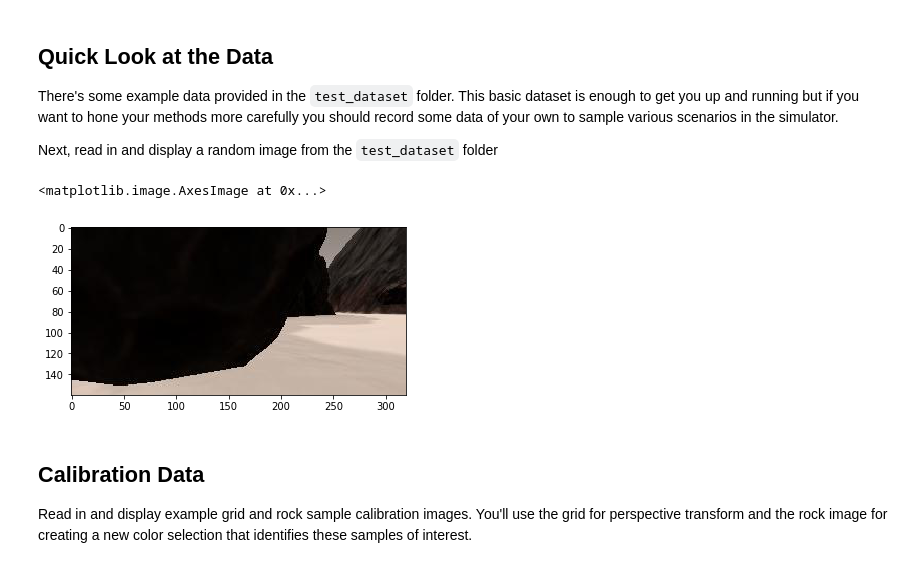
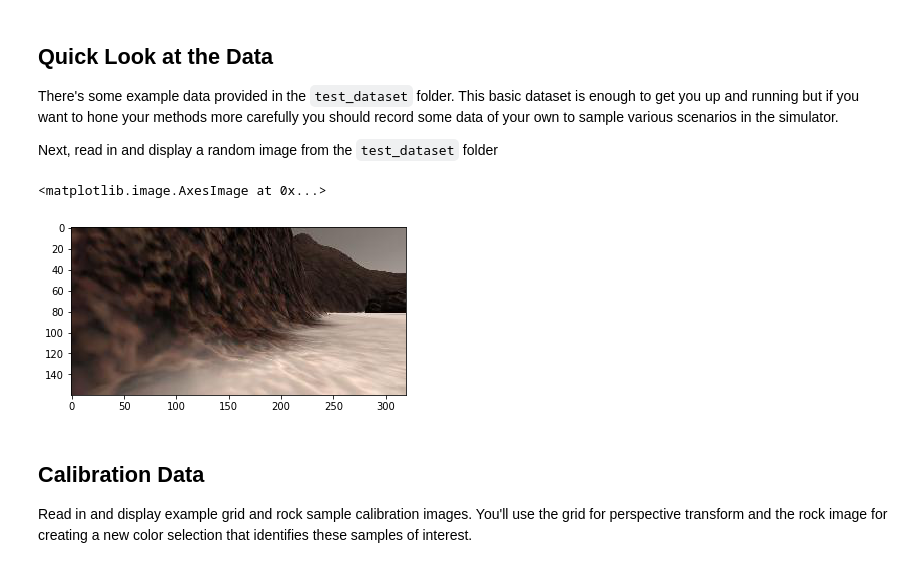
Before and after one commit to kimduckhwan/RoboND-Rover-Project, a Jupyter notebook: code/Rover_Project_Test_Notebook.ipynb, the cells around one changed output. Drawn from its saved outputs; the diff is of its cells as text; code cells hidden in the pictures.

Commit message:
Turn off DEBUG MODE & final submission

```diff
--- a/code/Rover_Project_Test_Notebook.ipynb
+++ b/code/Rover_Project_Test_Notebook.ipynb
@@ -30,7 +30,7 @@ import glob  # For reading in a list of images from a folder
 import imageio
 imageio.plugins.ffmpeg.download()
 
-
-import sys
-print(sys.version)
-print("AAA")
+DEBUG_DKIM = 0
+if (DEBUG_DKIM == 1):
+    import sys
+    print(sys.version)
@@ -45,15 +42,17 @@ Next, read in and display a random image from the `test_dataset` folder
 # %%
 path = '../test_dataset/IMG/*'
 img_list = glob.glob(path)
 # Grab a random image and display it
 idx = np.random.randint(0, len(img_list)-1)
 image = mpimg.imread(img_list[idx])
-image = mpimg.imread('../test_dataset/IMG/test.jpg')
-debug_image = mpimg.imread('../test_dataset/IMG/test.jpg')
+
+if (DEBUG_DKIM==1):
+    image = mpimg.imread('../test_dataset/IMG/test.jpg')
+    debug_image = mpimg.imread('../test_dataset/IMG/test.jpg')
 plt.imshow(image)
 # %% [output]
 <matplotlib.image.AxesImage at 0x...>
-[figure, old version]
+[figure, new version]
 # %% [markdown]
 ## Calibration Data
 Read in and display example grid and rock sample calibration images.  You'll use the grid for perspective transform and the rock image for creating a new color selection that identifies these samples of interest.
```
Also changed, not shown: parts of 5 cells of this notebook, 2 other files.
